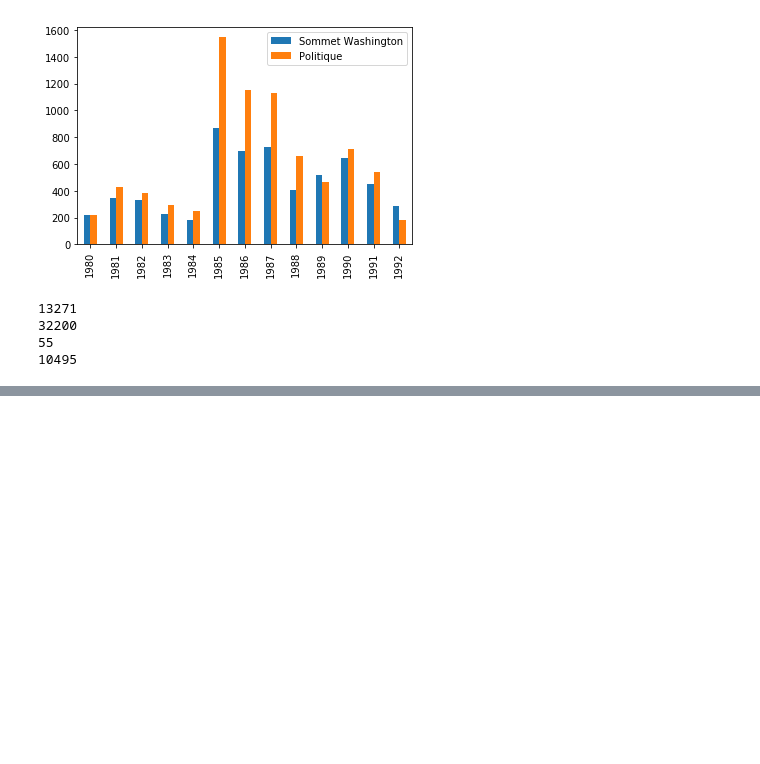
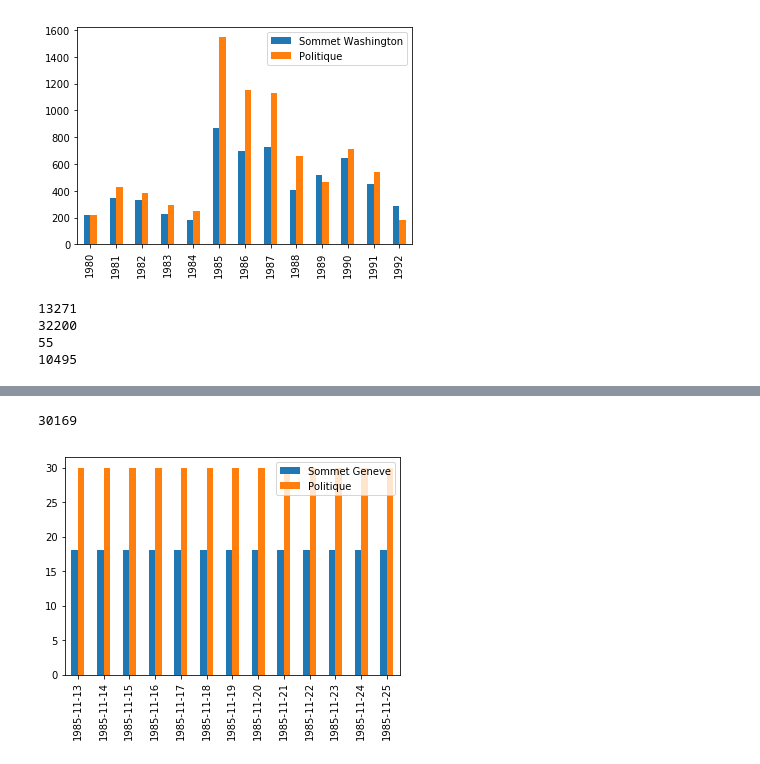
Before and after one commit to AAA97AAA/Gorbi, a Jupyter notebook: finalV2.ipynb, the cells around one changed output, grey strips where cells are left out. Drawn from its saved outputs; the diff is of its cells as text; code cells hidden in the pictures; blank space fills up the shorter version.

```diff
--- a/finalV2.ipynb
+++ b/finalV2.ipynb
@@ -61,6 +61,16 @@ def read_jsonlines(bz2_file):
     for line in text.split('\n'):
         if line != '':
             yield line
+# %%
+#gives in string all the dates between two dates
+def string_dates(date1, date2):
+    result = []
+    delta = date2 - date1
+
+    for i in range(delta.days + 1):
+        result.append(str(d1+timedelta(i)))
+
+    return result
 # %%
 # a helper function to see if we have all the keywords contained in a list
 # returns true if all elements in arguments are positif
@@ -342,0 +418,33 @@ KeyboardInterrupt:
+# %%
+# corpus 3 bis on good dates
+
+keywords = ["Sommet", "Geneve", "Reagan", "Gorbatchev", "Gorbatchov", "Moscou", "Washington"]
+#corpus3, occ3 =read_archive(keywords)
+
+keys = ["Sommet Geneve", "Politique"]
+#occ = concatOcc(keywords, keys, occ3)
+#plot_occurences(occ, keys, dates, "corpus3bis")
+
+
+path = "data/JDG-1985-reduced.jsonl.bz2"
+f = BZ2File(path, 'r')
+articles = list(read_jsonlines(f))
+
+d1 = date(1985, 11, 13)
+d2 = date(1985, 11, 25)
+# dates = ["1985-11-13", "1985-11-25"]
+dates = string_dates(d1, d2)
+
+
+corpus3bis, occ3bis = study_file(path, dates, keywords)
+
+occ = concatOcc(keywords, keys, occ3bis)
+plot_occurences(occ, keys, dates, "corpus3bis")
+
+
+
+
+print(len(articles))
+# %% [output]
+30169
+[figure, added]
```
Also changed, not shown: parts of 10 cells of this notebook, 3 other files.
